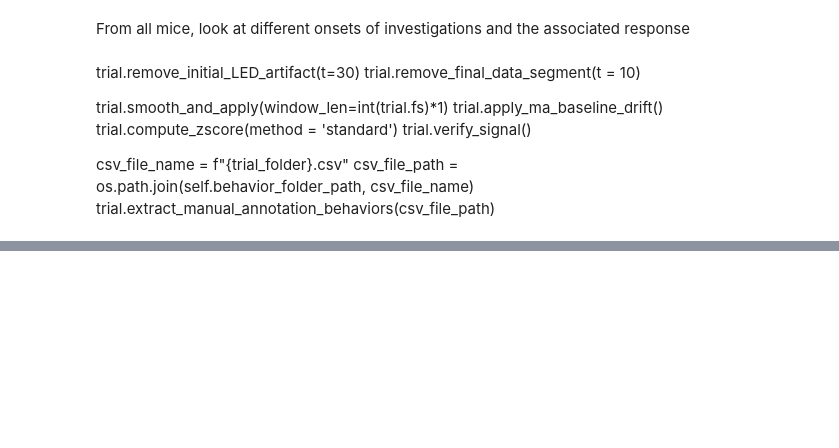
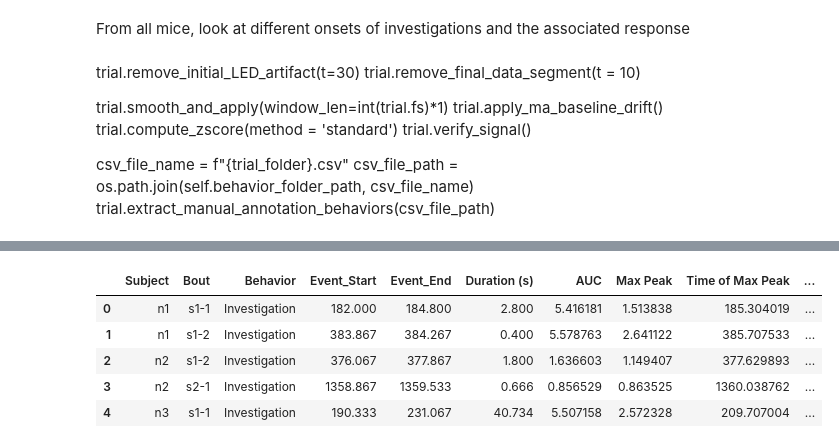
Before and after one commit to padillacoreanolab/Fiber_Photometry, a Jupyter notebook: DA_avg_exploration/bout_lengths.ipynb, the cells around one changed output, grey strips where cells are left out. Cells and saved outputs as stored; diff of their text form; code cells hidden in the pictures; blank space fills up the shorter version.

```diff
--- a/DA_avg_exploration/bout_lengths.ipynb
+++ b/DA_avg_exploration/bout_lengths.ipynb
@@ -65,0 +120,16 @@ nn5.behaviors.head()
+# %%
+for trial_name, trial in experiment.trials.items():
+    if hasattr(trial, 'behaviors') and not trial.behaviors.empty:
+        df = trial.behaviors
+        # print(df)
+        # Copy old metrics into new columns
+        df["OG_AUC"]            = df["AUC"]
+        df["OG_Max Peak"]       = df["Max Peak"]
+        df["OG_Time of Max Peak"] = df["Time of Max Peak"]
+        df["OG_Mean Z-score"]   = df["Mean Z-score"]
+
+        # Copy the old end times
+        if "Original End" in df.columns:
+            df["OG_Original End"] = df["Original End"]
+        if "Adjusted End" in df.columns:
+            df["OG_Adjusted End"] = df["Adjusted End"]
@@ -65,0 +170,9 @@ nn5.behaviors.head()
+# %%
+final_changed_df.head()
+# %% [output]
+|  | Subject | Bout | Behavior | Event_Start | Event_End | Duration (s) | AUC | Max Peak | Time of Max Peak | ... |
+| 0 | n1 | s1-1 | Investigation | 182.000 | 184.800 | 2.800 | 5.416181 | 1.513838 | 185.304019 | ... |
+| 1 | n1 | s1-2 | Investigation | 383.867 | 384.267 | 0.400 | 5.578763 | 2.641122 | 385.707533 | ... |
+| 2 | n2 | s1-2 | Investigation | 376.067 | 377.867 | 1.800 | 1.636603 | 1.149407 | 377.629893 | ... |
+| 3 | n2 | s2-1 | Investigation | 1358.867 | 1359.533 | 0.666 | 0.856529 | 0.863525 | 1360.038762 | ... |
+| 4 | n3 | s1-1 | Investigation | 190.333 | 231.067 | 40.734 | 5.507158 | 2.572328 | 209.707004 | ... |
```
Also changed, not shown: parts of 14 cells of this notebook, 3 other files.
